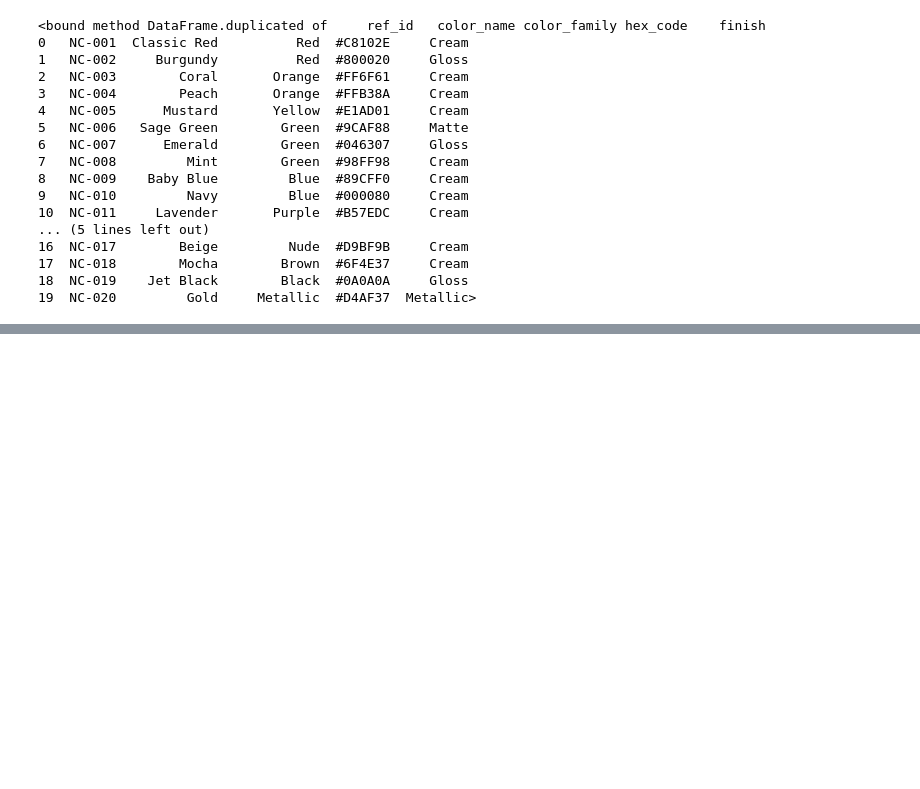
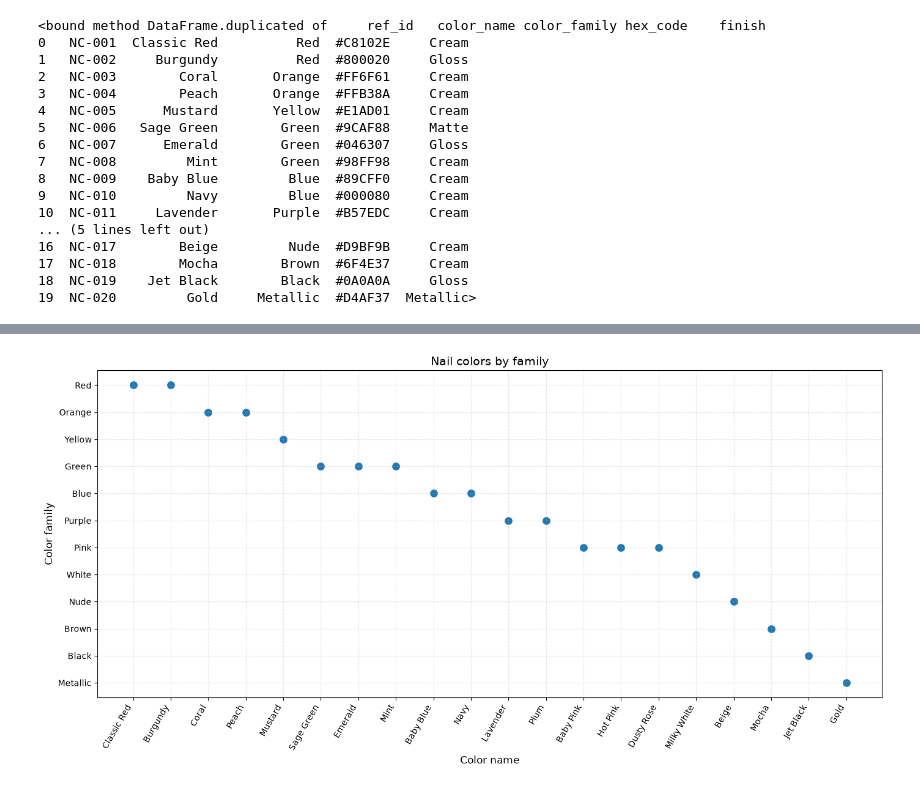
Before and after one commit to narimane-ach/ML-Project, a Jupyter notebook: nail.ipynb, the cells around one changed output, grey strips where cells are left out. Cells and saved outputs as stored; diff of their text form; code cells hidden in the pictures; blank space fills up the shorter version.

```diff
--- a/nail.ipynb
+++ b/nail.ipynb
@@ -84,0 +122,16 @@ data.shape
+# %%
+df = pd.read_csv("nail_colors_simple.csv", sep=";")
+
+plt.figure(figsize=(14, 7))
+sns.scatterplot(data=df, x="color_name", y="color_family", s=100)
+
+plt.xticks(rotation=60, ha="right", fontsize=10)
+plt.yticks(fontsize=10)
+plt.xlabel("Color name", fontsize=12)
+plt.ylabel("Color family", fontsize=12)
+plt.title("Nail colors by family", fontsize=14)
+plt.grid(True, linestyle="--", alpha=0.3)
+plt.tight_layout()
+plt.show()
+# %% [output]
+[figure, added]
```
Also changed, not shown: parts of 10 cells of this notebook.
